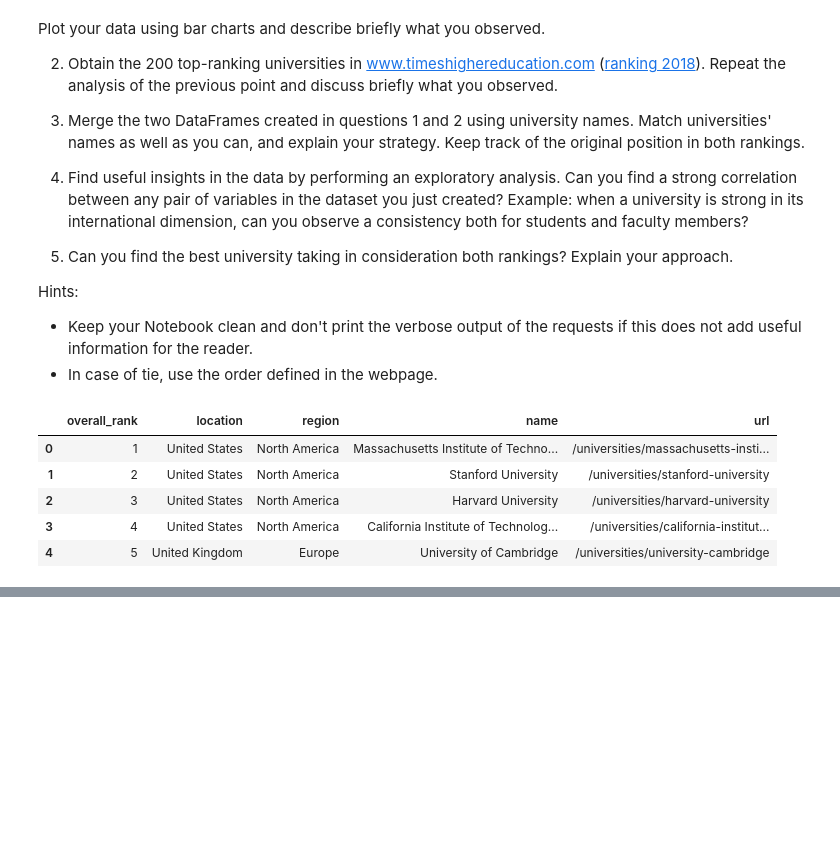
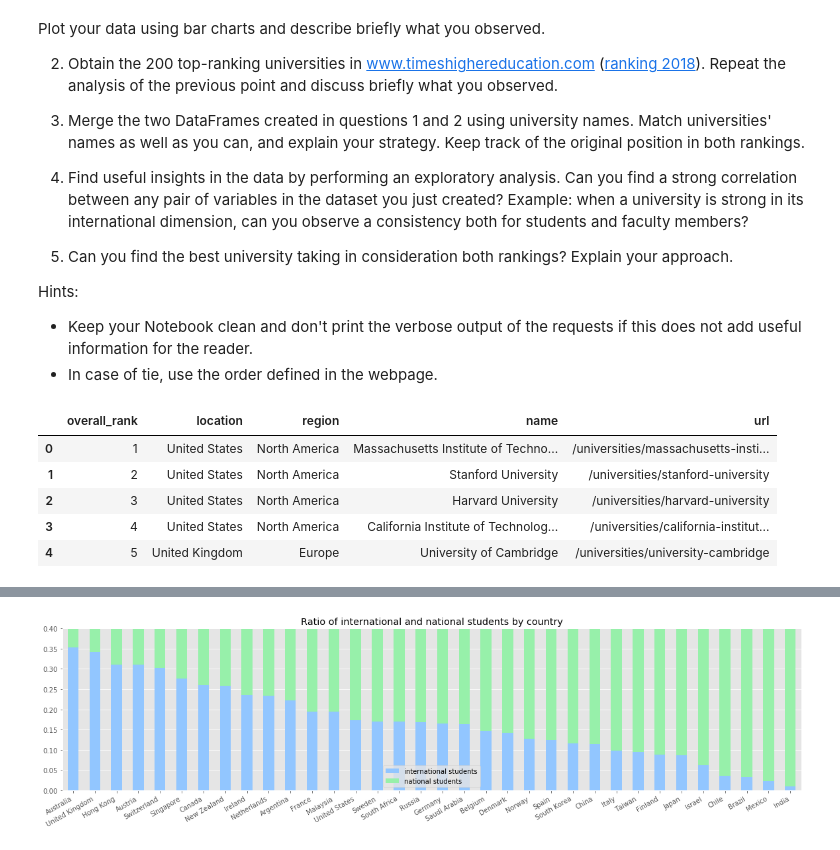
Before and after one commit to Timonzimm/CS-401, a Jupyter notebook: HW02/Homework 2.ipynb, the cells around one changed output, grey strips where cells are left out. Saved outputs shown, nothing was run; the diff lists cells and outputs as text; code cells hidden in the pictures; blank space fills up the shorter version.

```diff
--- a/HW02/Homework 2.ipynb
+++ b/HW02/Homework 2.ipynb
@@ -107,0 +151,14 @@ universities.head()
+# %%
+students_country = universities.groupby(['location'])['students_international', 'students_national'].sum()
+students_country_normed = students_country.div(students_country.sum(1), axis=0).sort_values(by='students_international', ascending=False)
+students_country_normed.index.name = None
+
+fig, axes = plt.subplots(1, 1, figsize=(20, 5))
+students_country_normed.plot.bar(stacked=True, color=colors_2, ax=axes)
+axes.set_title('Ratio of international and national students by country')
+axes.legend(labels=['international students', 'national students'])
+axes.set_ylim([0, 0.4])
+fig.autofmt_xdate()
+plt.show()
+# %% [output]
+[figure, added]
```
Also changed, not shown: parts of 13 cells of this notebook.
